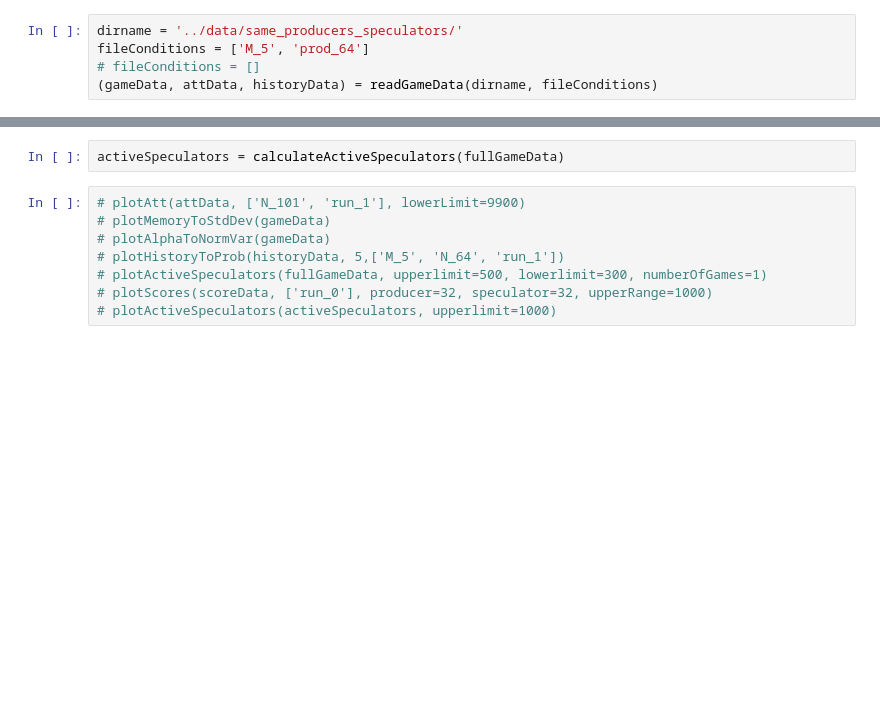
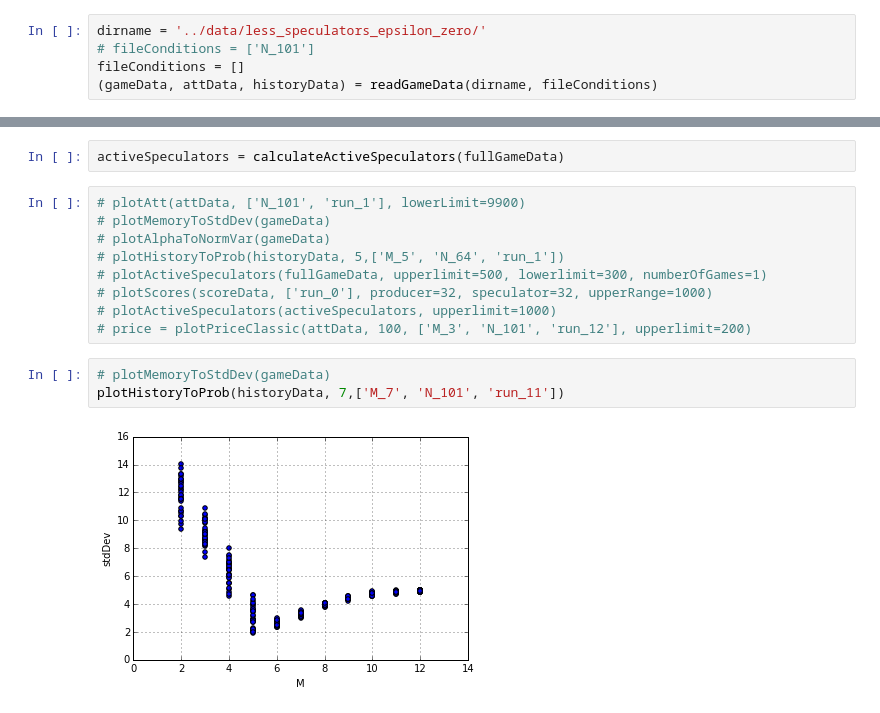
Before and after one commit to sandromehic/mingam, a Jupyter notebook: analysis/analisys.ipynb, the cells around one changed output, grey strips where cells are left out. Drawn from its saved outputs; the diff is of its cells as text; blank space fills up the shorter version.

Commit message:
push before adding comunity game

```diff
--- a/analysis/analisys.ipynb
+++ b/analysis/analisys.ipynb
@@ -224,8 +249,8 @@ def plotActiveSpeculators(data, numberOfGames=1, lowerlimit=0, upperlimit=-1):
 def countNonZeros(l):
     return np.invert(np.isnan(l)).sum()
 # %%
-dirname = '../data/same_producers_speculators/'
-fileConditions = ['M_5', 'prod_64']
-# fileConditions = []
+dirname = '../data/less_speculators_epsilon_zero/'
+# fileConditions = ['N_101']
+fileConditions = []
 (gameData, attData, historyData) = readGameData(dirname, fileConditions)
 # %%
@@ -242,3 +268,9 @@ activeSpeculators = calculateActiveSpeculators(fullGameData)
 # plotActiveSpeculators(fullGameData, upperlimit=500, lowerlimit=300, numberOfGames=1)
 # plotScores(scoreData, ['run_0'], producer=32, speculator=32, upperRange=1000)
 # plotActiveSpeculators(activeSpeculators, upperlimit=1000)
+# price = plotPriceClassic(attData, 100, ['M_3', 'N_101', 'run_12'], upperlimit=200)
+# %%
+# plotMemoryToStdDev(gameData)
+plotHistoryToProb(historyData, 7,['M_7', 'N_101', 'run_11'])
+# %% [output]
+[figure, added]
```
Also changed, not shown: parts of 8 cells of this notebook, 1 other file.
